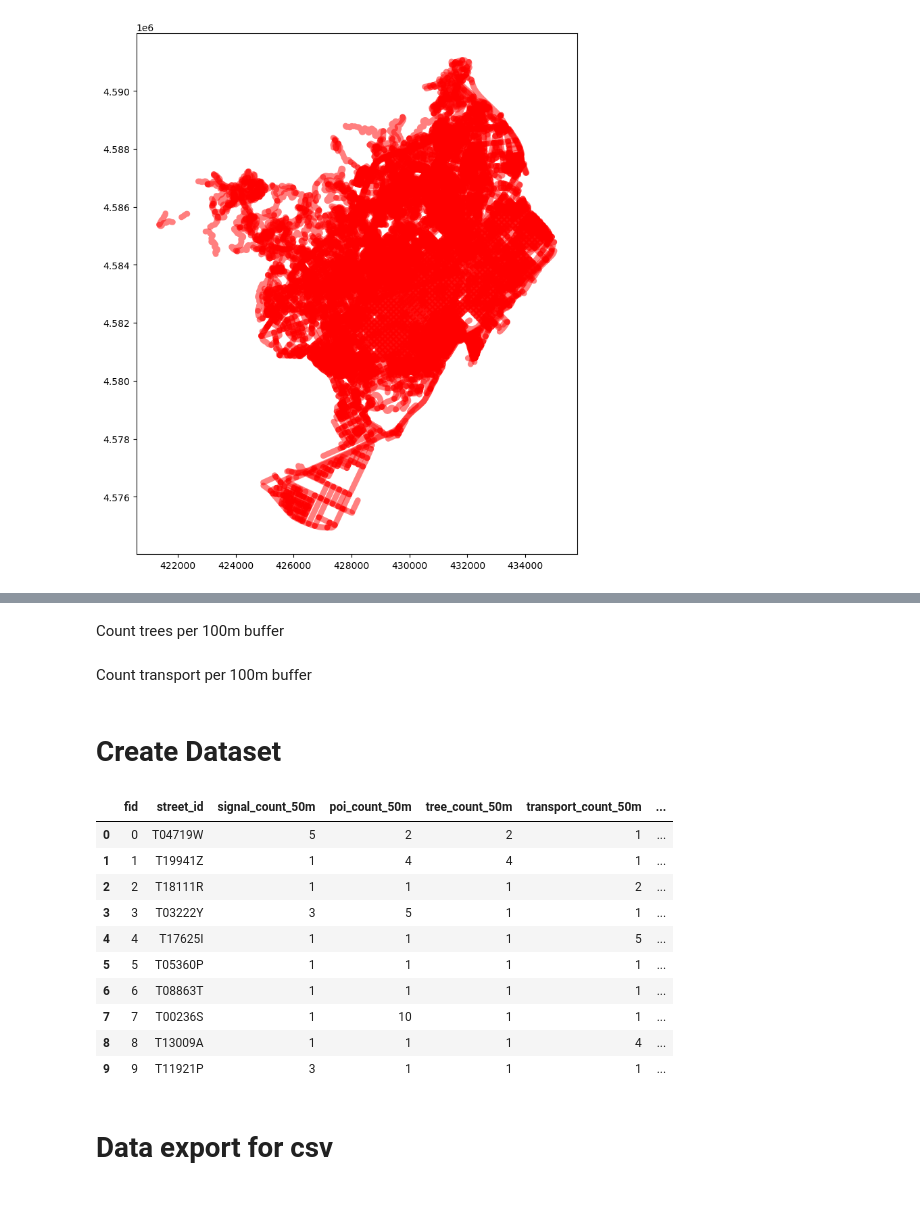
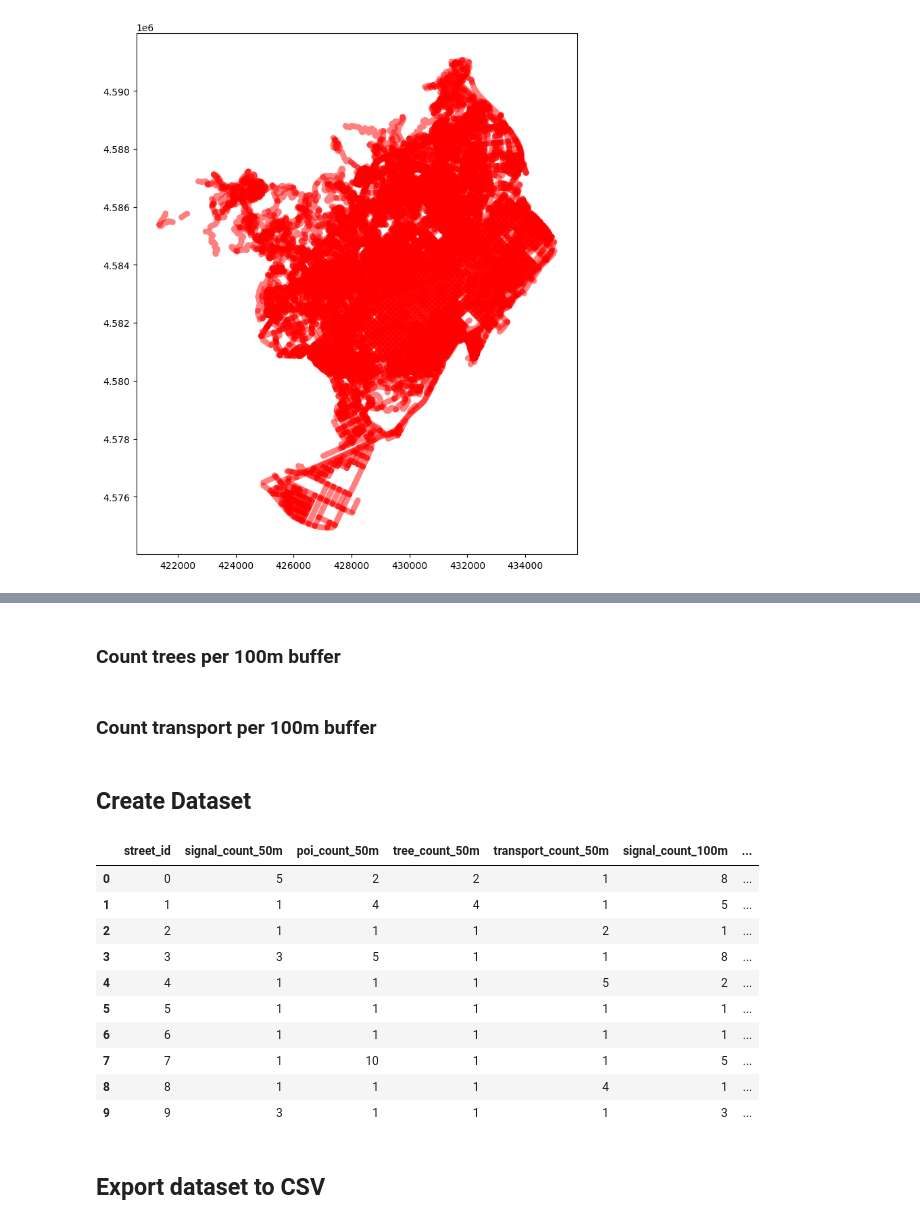
Before and after one commit to AndreaCutroni/ML-Noise-Prediction, a Jupyter notebook: notebooks/osm/OSM_points.ipynb, the cells around one changed output, grey strips where cells are left out. Saved outputs shown, nothing was run; the diff lists cells and outputs as text; code cells hidden in the pictures.

```diff
--- a/notebooks/osm/OSM_points.ipynb
+++ b/notebooks/osm/OSM_points.ipynb
@@ -8,6 +19,5 @@ import pandas as pd
 # %%
 noise_streets = gpd.read_file("../../layers/BCN_noise_streets.gpkg")
-noise_streets['fid'] = noise_streets.index # Assign explicitly a numeric FID
 print(noise_streets.crs)  #CRS = Coordinate Reference System
 print(noise_streets.shape)
 print(noise_streets.columns.tolist())
@@ -240,44 +250,43 @@ Count signals per 100m buffer
 pois_join_100 = gpd.sjoin(pois_filtered, buffered_streets_100, how="right", predicate="within")
 pois_counts_100 = pois_join_100.groupby(pois_join_100.index).size().rename("poi_count_100")
 # %% [markdown]
-Count trees per 100m buffer
+### Count trees per 100m buffer
 # %%
 trees_join_100 = gpd.sjoin(trees, buffered_streets_100, how="right", predicate="within")
 trees_counts_100 = trees_join_100.groupby(trees_join_100.index).size().rename("tree_count_100")
 # %% [markdown]
-Count transport per 100m buffer
+### Count transport per 100m buffer
 # %%
 transport_join_100 = gpd.sjoin(transport, buffered_streets_100, how="right", predicate="within")
 transport_counts_100 = transport_join_100.groupby(transport_join_100.index).size().rename("transport_count_100")
 # %% [markdown]
-# Create Dataset
+## Create Dataset
 # %%
 dataset = pd.DataFrame({
-    "fid": noise_streets['fid'],
-    "street_id": noise_streets['TRAM'],
+    "street_id": noise_streets.index,
     "signal_count_50m": sig_counts_50,
     "poi_count_50m": pois_counts_50,
     "tree_count_50m": trees_counts_50,
     "transport_count_50m": transport_counts_50,
     "signal_count_100m": sig_counts_100,
     "poi_count_100m": pois_counts_100,
     "tree_count_100m": trees_counts_100,
     "transport_count_100m": transport_counts_100
 }).fillna(0) #fillna(0) to replace any NaN values (which indicate no signals or POIs in that segment) with 0
 dataset.head(10)
 # %% [output]
-|  | fid | street_id | signal_count_50m | poi_count_50m | tree_count_50m | transport_count_50m | ... |
-| 0 | 0 | T04719W | 5 | 2 | 2 | 1 | ... |
-| 1 | 1 | T19941Z | 1 | 4 | 4 | 1 | ... |
-| 2 | 2 | T18111R | 1 | 1 | 1 | 2 | ... |
-| 3 | 3 | T03222Y | 3 | 5 | 1 | 1 | ... |
-| 4 | 4 | T17625I | 1 | 1 | 1 | 5 | ... |
-| 5 | 5 | T05360P | 1 | 1 | 1 | 1 | ... |
-| 6 | 6 | T08863T | 1 | 1 | 1 | 1 | ... |
-| 7 | 7 | T00236S | 1 | 10 | 1 | 1 | ... |
-| 8 | 8 | T13009A | 1 | 1 | 1 | 4 | ... |
-| 9 | 9 | T11921P | 3 | 1 | 1 | 1 | ... |
+|  | street_id | signal_count_50m | poi_count_50m | tree_count_50m | transport_count_50m | signal_count_100m | ... |
+| 0 | 0 | 5 | 2 | 2 | 1 | 8 | ... |
+| 1 | 1 | 1 | 4 | 4 | 1 | 5 | ... |
+| 2 | 2 | 1 | 1 | 1 | 2 | 1 | ... |
+| 3 | 3 | 3 | 5 | 1 | 1 | 8 | ... |
+| 4 | 4 | 1 | 1 | 1 | 5 | 2 | ... |
+| 5 | 5 | 1 | 1 | 1 | 1 | 1 | ... |
+| 6 | 6 | 1 | 1 | 1 | 1 | 1 | ... |
+| 7 | 7 | 1 | 10 | 1 | 1 | 5 | ... |
+| 8 | 8 | 1 | 1 | 1 | 4 | 1 | ... |
+| 9 | 9 | 3 | 1 | 1 | 1 | 3 | ... |
-# %% [markdown]
-# Data export for csv
+# %% [markdown]
+## Export dataset to CSV
 # %%
 import os
```
Also changed, not shown: parts of 16 cells of this notebook, 8 other files.
